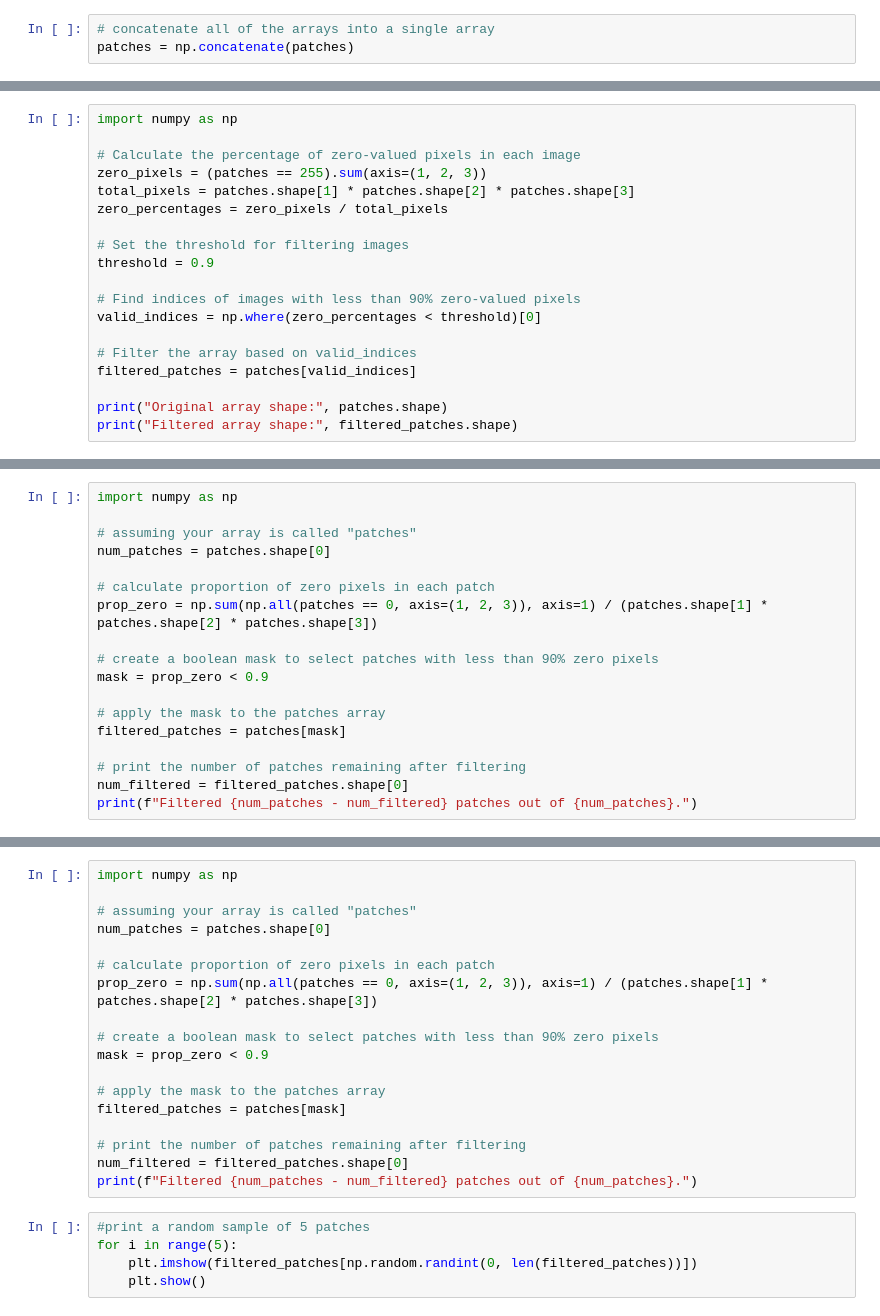
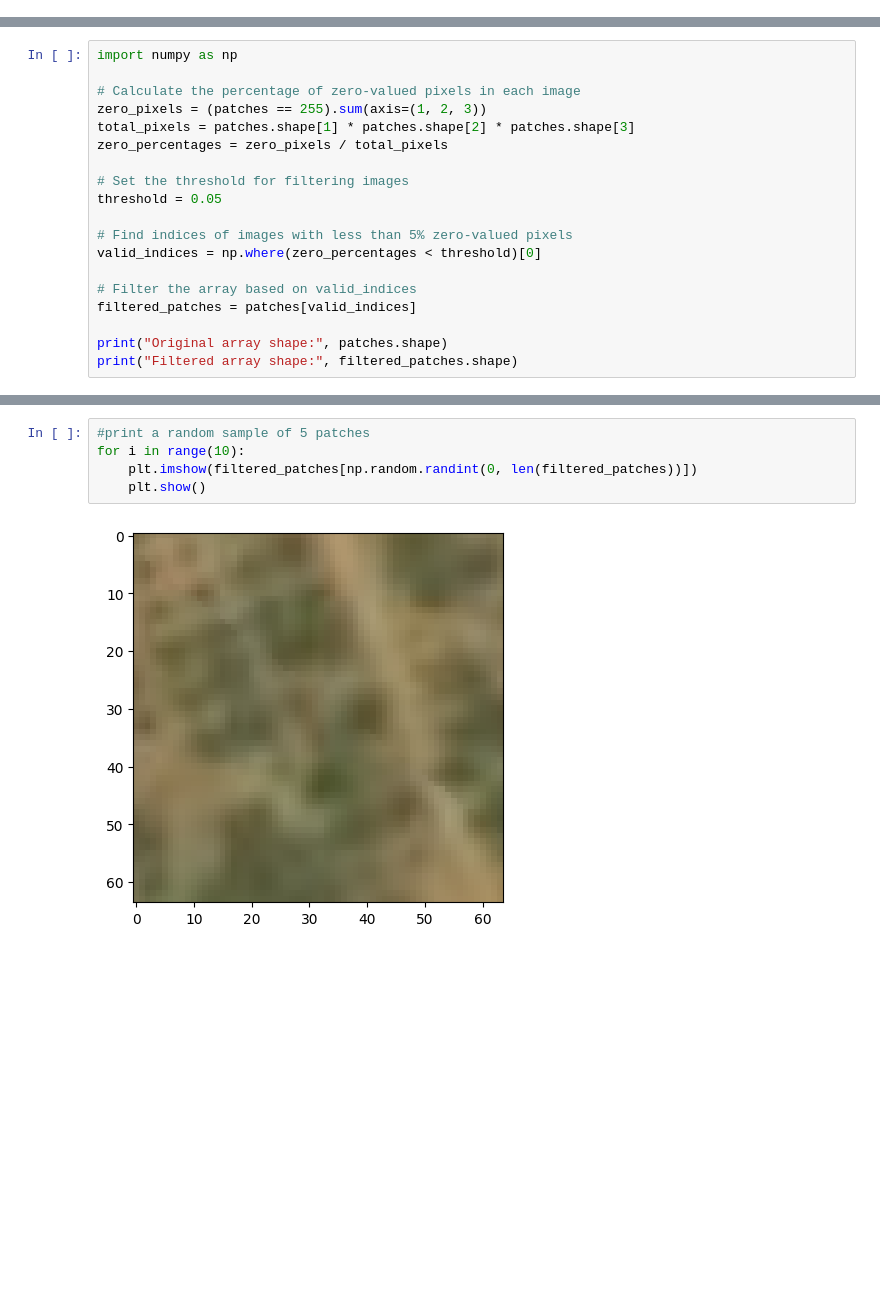
Before and after one commit to nlebovits/MUSA-650_Spring2023, a Jupyter notebook: Homeworks/filter_patches.ipynb, the cells around one changed output, grey strips where cells are left out. Drawn from its saved outputs; the diff is of its cells as text; blank space fills up the shorter version.

Commit message:
filter small patches; exclude 0/255 values

```diff
--- a/Homeworks/filter_patches.ipynb
+++ b/Homeworks/filter_patches.ipynb
@@ -19,3 +14,0 @@ for file in os.listdir(patches_path):
-# %%
-# concatenate all of the arrays into a single array
-patches = np.concatenate(patches)
@@ -71,9 +43,9 @@ total_pixels = patches.shape[1] * patches.shape[2] * patches.shape[3]
 zero_percentages = zero_pixels / total_pixels
 
 # Set the threshold for filtering images
-threshold = 0.9
+threshold = 0.05
 
-# Find indices of images with less than 90% zero-valued pixels
+# Find indices of images with less than 5% zero-valued pixels
 valid_indices = np.where(zero_percentages < threshold)[0]
 
 # Filter the array based on valid_indices
@@ -87,18 +58,0 @@ Filtered array shape: (12500, 256, 256, 3)
-# %%
-import numpy as np
-
-# assuming your array is called "patches"
-num_patches = patches.shape[0]
-
-# calculate proportion of zero pixels in each patch
-prop_zero = np.sum(np.all(patches == 0, axis=(1, 2, 3)), axis=1) / (patches.shape[1] * patches.shape[2] * patches.shape[3])
-
-# create a boolean mask to select patches with less than 90% zero pixels
-mask = prop_zero < 0.9
-
-# apply the mask to the patches array
-filtered_patches = patches[mask]
-
-# print the number of patches remaining after filtering
-num_filtered = filtered_patches.shape[0]
-print(f"Filtered {num_patches - num_filtered} patches out of {num_patches}.")
@@ -116,23 +59,7 @@ Index: 11190
-# %%
-import numpy as np
-
-# assuming your array is called "patches"
-num_patches = patches.shape[0]
-
-# calculate proportion of zero pixels in each patch
-prop_zero = np.sum(np.all(patches == 0, axis=(1, 2, 3)), axis=1) / (patches.shape[1] * patches.shape[2] * patches.shape[3])
-
-# create a boolean mask to select patches with less than 90% zero pixels
-mask = prop_zero < 0.9
-
-# apply the mask to the patches array
-filtered_patches = patches[mask]
-
-# print the number of patches remaining after filtering
-num_filtered = filtered_patches.shape[0]
-print(f"Filtered {num_patches - num_filtered} patches out of {num_patches}.")
 # %%
 #print a random sample of 5 patches
-for i in range(5):
+for i in range(10):
     plt.imshow(filtered_patches[np.random.randint(0, len(filtered_patches))])
     plt.show()
+# %% [output]
+[figure, added]
```
Also changed, not shown: parts of 9 cells of this notebook.
